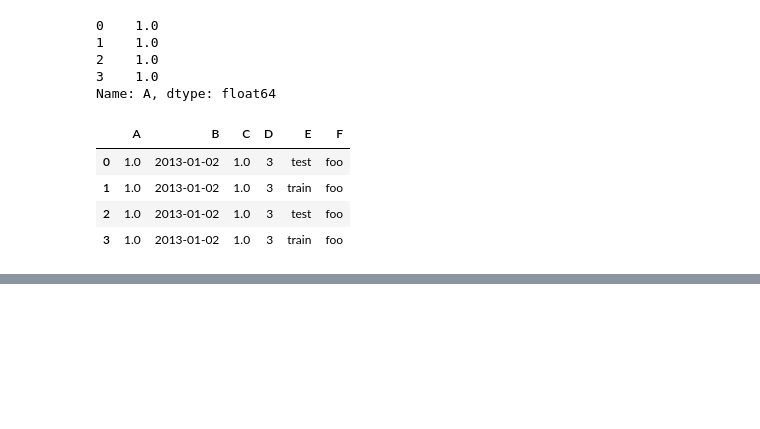
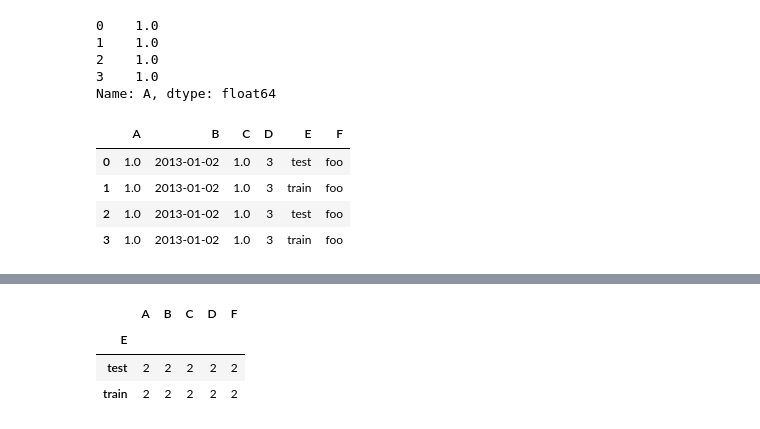
Before and after one commit to xleavesx/notebook, a Jupyter notebook: pdnotebook.ipynb, the cells around one changed output, grey strips where cells are left out. Saved outputs shown, nothing was run; the diff lists cells and outputs as text; code cells hidden in the pictures; blank space fills up the shorter version.

```diff
--- a/pdnotebook.ipynb
+++ b/pdnotebook.ipynb
@@ -123,0 +127,8 @@ df1.dropna(how="any")  #To drop any rows that have missing data.(删除全部有
+# %%
+#df2.groupby("E") #一些操作的前置项，先按照某个项分类
+df2.groupby("E").count()  #按照e分类并计数 count可以在表内用，
+# %% [output]
+|  | A | B | C | D | F |
+| E |  |  |  |  |  |
+| test | 2 | 2 | 2 | 2 | 2 |
+| train | 2 | 2 | 2 | 2 | 2 |
```
Also changed, not shown: parts of 43 cells of this notebook, 6 other files.
